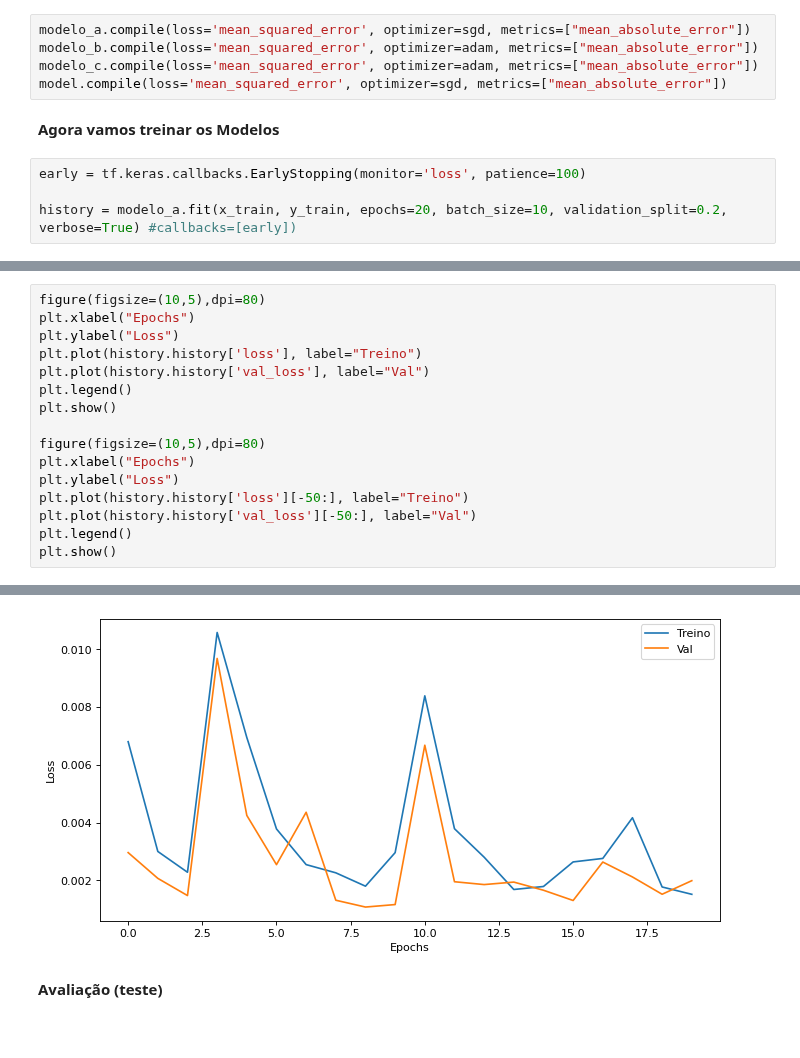
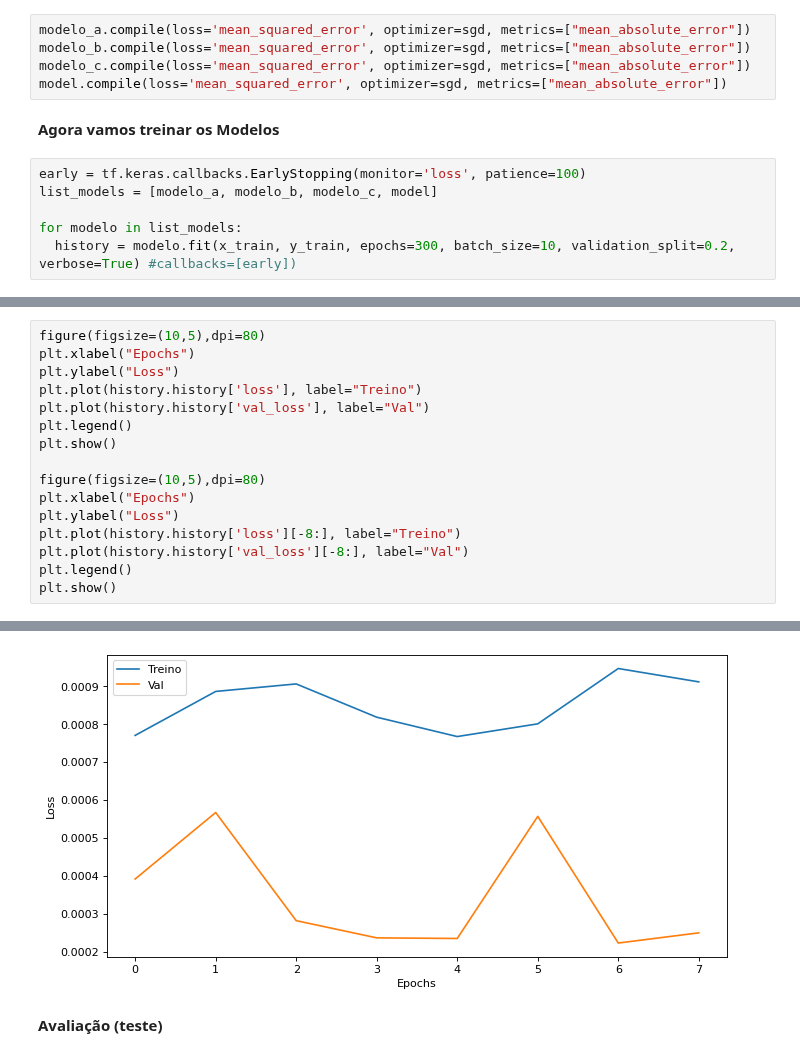
Before and after one commit to lourencocavalcante/Neurocomputacao, a Jupyter notebook: CAP351_Projeto_01_MLP.ipynb, the cells around one changed output, grey strips where cells are left out. Saved outputs shown, nothing was run; the diff lists cells and outputs as text.

```diff
--- a/CAP351_Projeto_01_MLP.ipynb
+++ b/CAP351_Projeto_01_MLP.ipynb
@@ -285,13 +285,15 @@ model.add(keras.layers.Dense(units=50, activation="linear"))
 **Compilando os Modelos criados**
 # %%
 modelo_a.compile(loss='mean_squared_error', optimizer=sgd, metrics=["mean_absolute_error"])
-modelo_b.compile(loss='mean_squared_error', optimizer=adam, metrics=["mean_absolute_error"])
-modelo_c.compile(loss='mean_squared_error', optimizer=adam, metrics=["mean_absolute_error"])
+modelo_b.compile(loss='mean_squared_error', optimizer=sgd, metrics=["mean_absolute_error"])
+modelo_c.compile(loss='mean_squared_error', optimizer=sgd, metrics=["mean_absolute_error"])
 model.compile(loss='mean_squared_error', optimizer=sgd, metrics=["mean_absolute_error"])
 # %% [markdown]
 **Agora vamos treinar os Modelos**
 # %%
 early = tf.keras.callbacks.EarlyStopping(monitor='loss', patience=100)
+list_models = [modelo_a, modelo_b, modelo_c, model]
 
-history = modelo_a.fit(x_train, y_train, epochs=20, batch_size=10, validation_split=0.2, verbose=True) #callbacks=[early])
+for modelo in list_models:
+  history = modelo.fit(x_train, y_train, epochs=300, batch_size=10, validation_split=0.2, verbose=True) #callbacks=[early])
 # %% [output]
@@ -324,8 +326,8 @@ plt.show()
 figure(figsize=(10,5),dpi=80)
 plt.xlabel("Epochs")
 plt.ylabel("Loss")
-plt.plot(history.history['loss'][-50:], label="Treino")
-plt.plot(history.history['val_loss'][-50:], label="Val")
+plt.plot(history.history['loss'][-8:], label="Treino")
+plt.plot(history.history['val_loss'][-8:], label="Val")
 plt.legend()
 plt.show()
 # %% [output]
@@ -333,4 +335,4 @@ plt.show()
-[figure, old version]
+[figure, new version]
 # %% [markdown]
 **Avaliação (teste)**
 # %%
```
Also changed, not shown: parts of 6 cells of this notebook.
